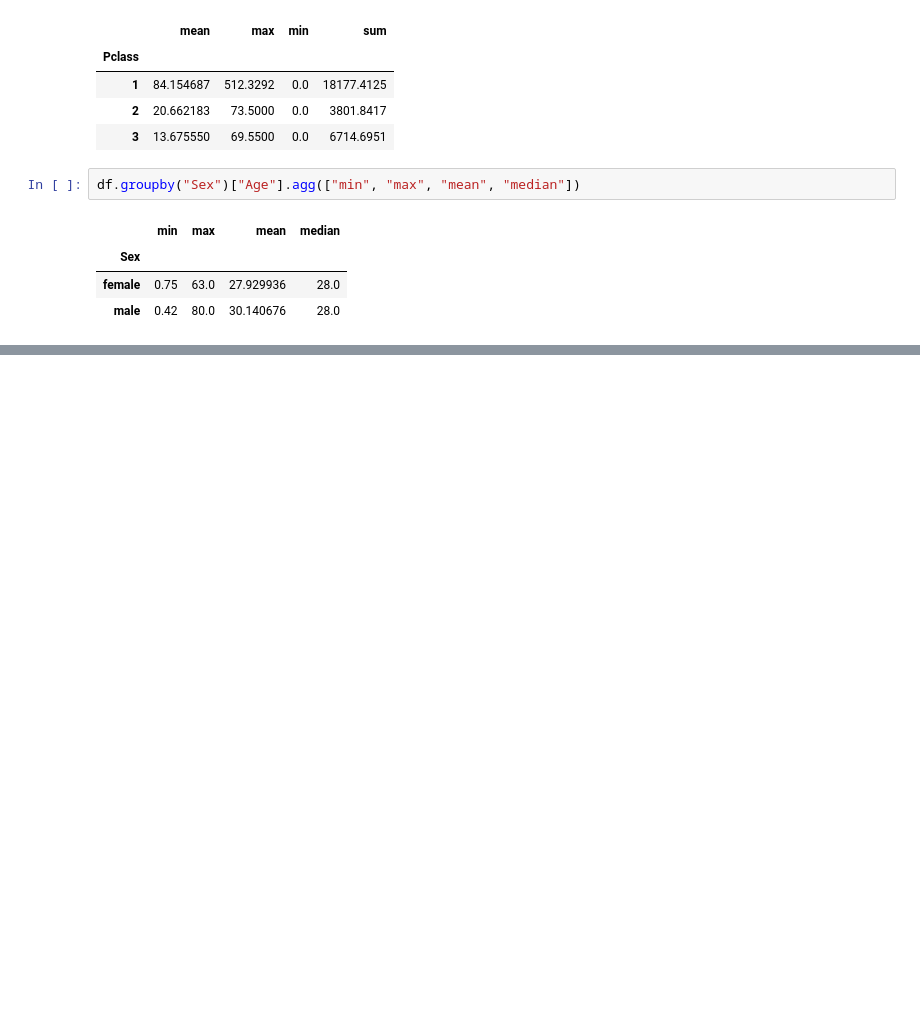
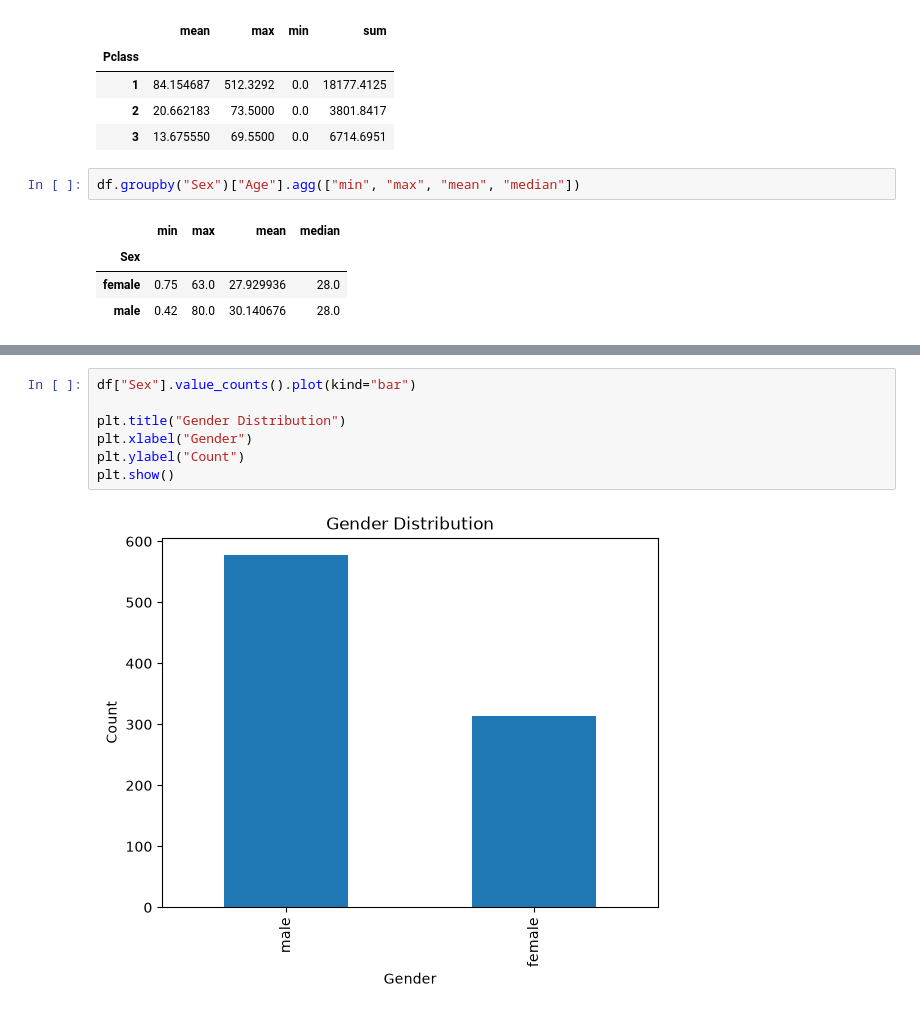
Before and after one commit to noor-alishba/AI_ML_Internship, a Jupyter notebook: Week_2/data/notebooks/eda.ipynb, the cells around one changed output, grey strips where cells are left out. Saved outputs shown, nothing was run; the diff lists cells and outputs as text; blank space fills up the shorter version.

```diff
--- a/Week_2/data/notebooks/eda.ipynb
+++ b/Week_2/data/notebooks/eda.ipynb
@@ -303,0 +321,9 @@ df.groupby("Pclass")["Fare"].describe()
+# %%
+df["Sex"].value_counts().plot(kind="bar")
+
+plt.title("Gender Distribution")
+plt.xlabel("Gender")
+plt.ylabel("Count")
+plt.show()
+# %% [output]
+[figure, added]
```
Also changed, not shown: parts of 9 cells of this notebook.
